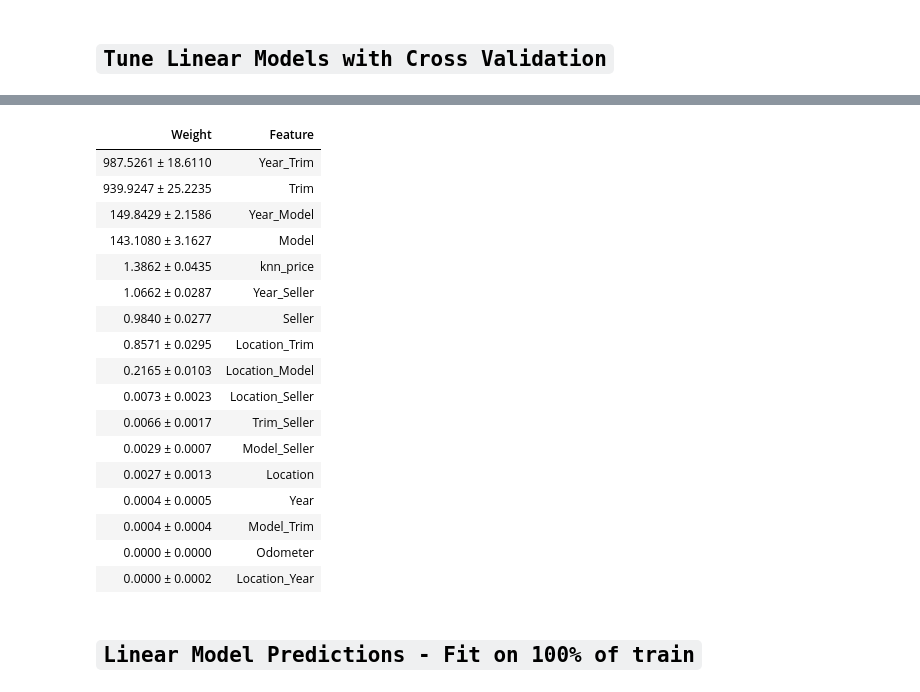
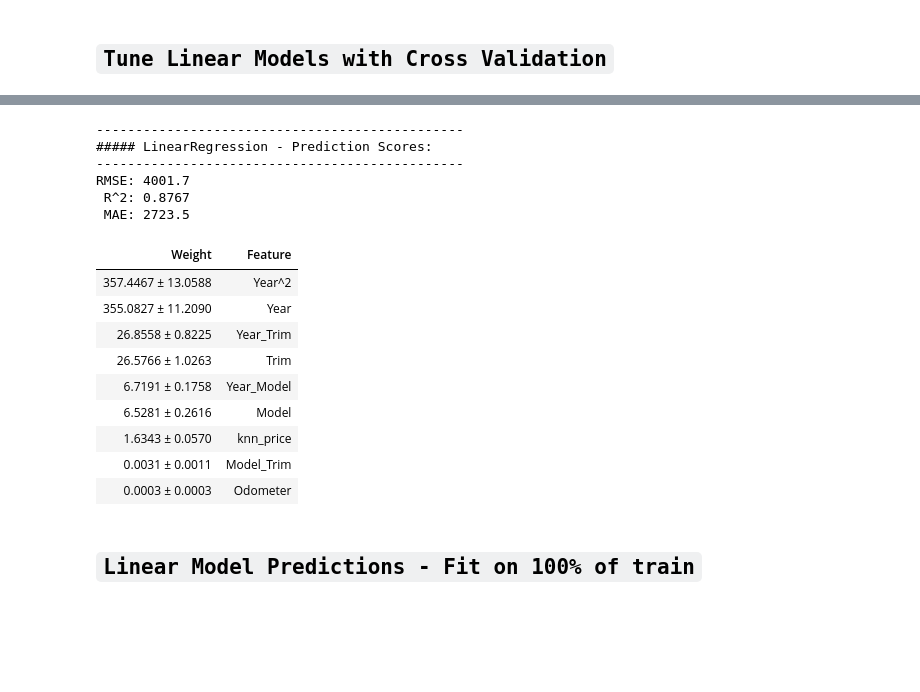
Before and after one commit to jkmackie/car_price_prediction, a Jupyter notebook: jupyter_notebooks/car_algo_final.ipynb, the cells around one changed output, grey strips where cells are left out. Saved outputs shown, nothing was run; the diff lists cells and outputs as text; code cells hidden in the pictures; blank space fills up the shorter version.

```diff
--- a/jupyter_notebooks/car_algo_final.ipynb
+++ b/jupyter_notebooks/car_algo_final.ipynb
@@ -368,26 +366,29 @@ lr_clone=train_and_valid(what_model=lr, num_folds=10, X=trainX, y=trainY)
+# %%
+#Score last lr_clone on train (same data it was fitted on once).
+y_pred_clone = lr_clone.predict(trainX)
+score_algo(lr_clone, trainX, trainY, y_pred_clone)
+# %% [output]
+-----------------------------------------------
+##### LinearRegression - Prediction Scores:
+-----------------------------------------------
+RMSE: 4001.7
+ R^2: 0.8767
+ MAE: 2723.5
 # %%
 #Get LinearRegression feature importances.  Note: collinearity distorts feature importances.
-perm = PermutationImportance(lr_clone,n_iter=4).fit(trainX, trainY)
+perm = PermutationImportance(lr_clone,n_iter=20).fit(trainX, trainY)
 eli5.show_weights(perm, feature_names = trainX.columns.tolist())
 # %% [output]
 | Weight | Feature |
-| 987.5261 ± 18.6110 | Year_Trim |
-| 939.9247 ± 25.2235 | Trim |
-| 149.8429 ± 2.1586 | Year_Model |
-| 143.1080 ± 3.1627 | Model |
-| 1.3862 ± 0.0435 | knn_price |
-| 1.0662 ± 0.0287 | Year_Seller |
-| 0.9840 ± 0.0277 | Seller |
-| 0.8571 ± 0.0295 | Location_Trim |
-| 0.2165 ± 0.0103 | Location_Model |
-| 0.0073 ± 0.0023 | Location_Seller |
-| 0.0066 ± 0.0017 | Trim_Seller |
-| 0.0029 ± 0.0007 | Model_Seller |
-| 0.0027 ± 0.0013 | Location |
-| 0.0004 ± 0.0005 | Year |
-| 0.0004 ± 0.0004 | Model_Trim |
-| 0.0000 ± 0.0000 | Odometer |
-| 0.0000 ± 0.0002 | Location_Year |
+| 357.4467 ± 13.0588 | Year^2 |
+| 355.0827 ± 11.2090 | Year |
+| 26.8558 ± 0.8225 | Year_Trim |
+| 26.5766 ± 1.0263 | Trim |
+| 6.7191 ± 0.1758 | Year_Model |
+| 6.5281 ± 0.2616 | Model |
+| 1.6343 ± 0.0570 | knn_price |
+| 0.0031 ± 0.0011 | Model_Trim |
+| 0.0003 ± 0.0003 | Odometer |
 # %% [markdown]
 ## `Linear Model Predictions - Fit on 100% of train`
 # %%
```
Also changed, not shown: parts of 17 cells of this notebook, 1 other file.
